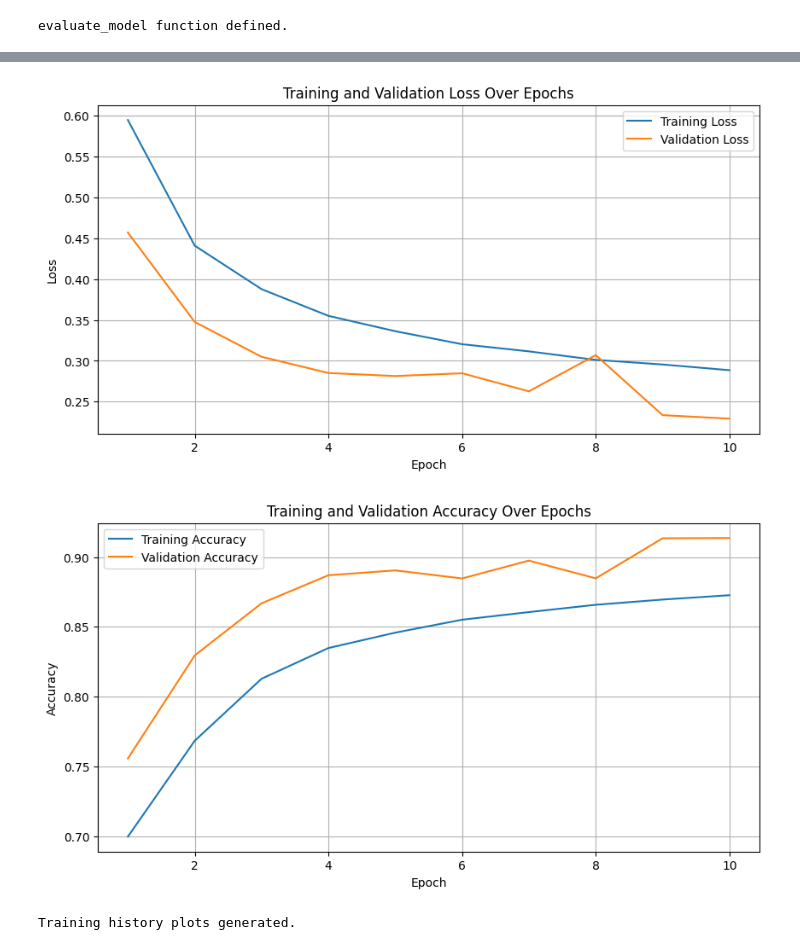
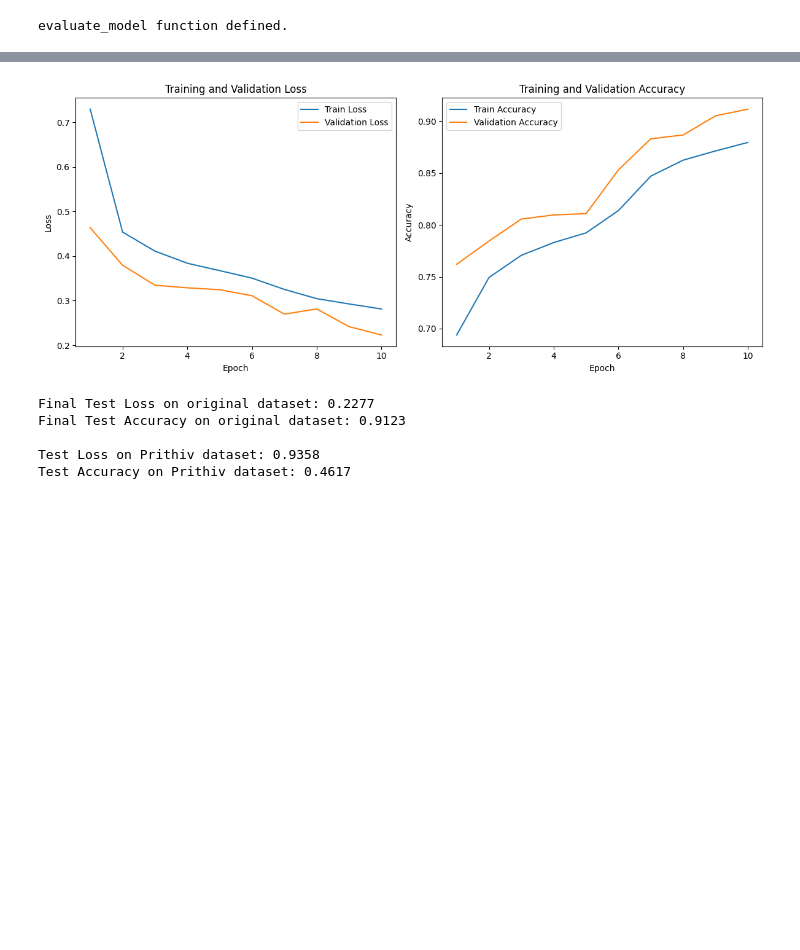
Before and after one commit to marstonsward/AAI-521-Computer-Vision-Image-Classification-Project, a Jupyter notebook: 01_data_preparation_clean.ipynb, the cells around one changed output, grey strips where cells are left out. Saved outputs shown, nothing was run; the diff lists cells and outputs as text; code cells hidden in the pictures; blank space fills up the shorter version.

Commit message:
Tested the model on Prithvi Deepfakes, AI and real images.

```diff
--- a/01_data_preparation_clean.ipynb
+++ b/01_data_preparation_clean.ipynb
@@ -525,0 +584,19 @@ The training loop has completed, and the training and validation losses and accu
+# %%
+print("Evaluating model on the new `face_synthetics` dataset...")
+
+# Ensure the best model is loaded for evaluation
+# The 'model' variable should already contain the best_cnn_model from previous steps
+# If you're running this in a fresh session, ensure model is re-instantiated and best_model_path is set correctly
+
+# Load the best model's weights if not already loaded (e.g., if you ran this in a new session)
+if not isinstance(model, CNN) or not hasattr(model, 'conv1'): # Basic check if model is not the expected type or uninitialized
+    model = CNN(num_classes=1).to(device)
+    model.load_state_dict(torch.load(best_model_path))
+    model.eval() # Set to evaluation mode
+
+# Evaluate on the new test set
+new_test_loss, new_test_accuracy = evaluate_model(model, new_test_loader, criterion, device)
+
+print(f"\nEvaluation on `face_synthetics` Dataset:")
+print(f"New Test Loss: {new_test_loss:.4f}")
+print(f"New Test Accuracy: {new_test_accuracy:.4f}")
@@ -526,30 +672,43 @@ The training loop has completed, and the training and validation losses and accu
 # %%
 import matplotlib.pyplot as plt
 
+# Ensure the best model is loaded for evaluation on the original test set
+# This block is added to ensure test_loss and test_accuracy are defined
+# (They might not be if cells were run out of order or kernel reset)
+model.load_state_dict(torch.load(best_model_path))
+model.eval()
+original_test_loss, original_test_accuracy = evaluate_model(model, test_loader, criterion, device)
+
 # Plotting training and validation loss
-plt.figure(figsize=(10, 5))
-plt.plot(range(1, num_epochs + 1), train_losses, label='Training Loss')
+plt.figure(figsize=(12, 5))
+plt.subplot(1, 2, 1)
+plt.plot(range(1, num_epochs + 1), train_losses, label='Train Loss')
 plt.plot(range(1, num_epochs + 1), val_losses, label='Validation Loss')
-plt.title('Training and Validation Loss Over Epochs')
+plt.title('Training and Validation Loss')
 plt.xlabel('Epoch')
 plt.ylabel('Loss')
 plt.legend()
-plt.grid(True)
-plt.show()
 
 # Plotting training and validation accuracy
-plt.figure(figsize=(10, 5))
-plt.plot(range(1, num_epochs + 1), train_accuracies, label='Training Accuracy')
+plt.subplot(1, 2, 2)
+plt.plot(range(1, num_epochs + 1), train_accuracies, label='Train Accuracy')
 plt.plot(range(1, num_epochs + 1), val_accuracies, label='Validation Accuracy')
-plt.title('Training and Validation Accuracy Over Epochs')
+plt.title('Training and Validation Accuracy')
 plt.xlabel('Epoch')
 plt.ylabel('Accuracy')
 plt.legend()
-plt.grid(True)
+
+plt.tight_layout()
 plt.show()
 
-print("Training history plots generated.")
+print(f"\nFinal Test Loss on original dataset: {original_test_loss:.4f}")
+print(f"Final Test Accuracy on original dataset: {original_test_accuracy:.4f}")
+print(f"\nTest Loss on Prithiv dataset: {new_test_loss:.4f}")
+print(f"Test Accuracy on Prithiv dataset: {new_test_accuracy:.4f}")
 # %% [output]
-[figure, old version]
+[figure, new version]
-[figure, removed]
-Training history plots generated.
+Final Test Loss on original dataset: 0.2277
+Final Test Accuracy on original dataset: 0.9123
+
+Test Loss on Prithiv dataset: 0.9358
+Test Accuracy on Prithiv dataset: 0.4617
```
Also changed, not shown: parts of 24 cells of this notebook.
